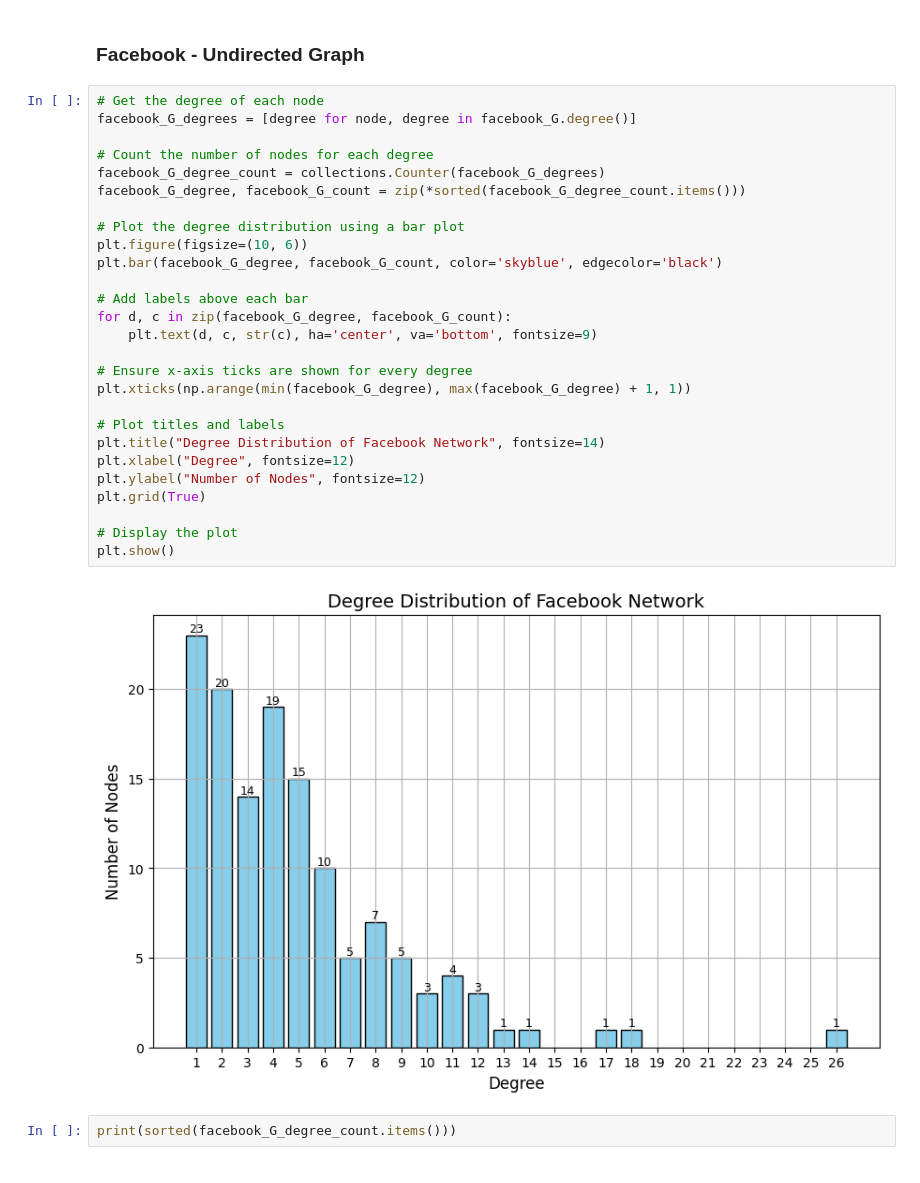
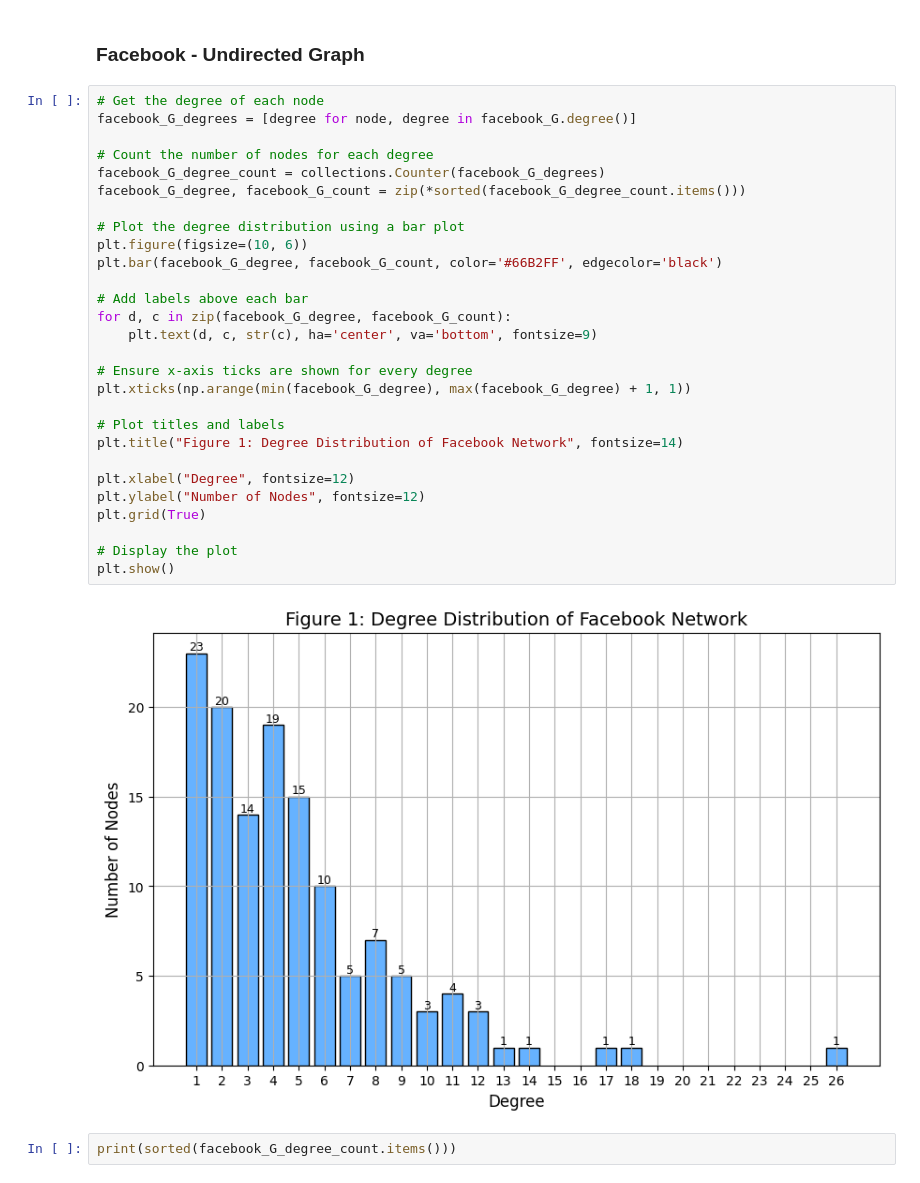
Before and after one commit to pariaighanian/Analysis_of_Complex_Netwroks, a Jupyter notebook: assignment_02.ipynb, the cells around one changed output. Cells and saved outputs as stored; diff of their text form.

```diff
--- a/assignment_02.ipynb
+++ b/assignment_02.ipynb
@@ -21,32 +19,33 @@ twitter_G = nx.read_edgelist('Twitter-Ego/7517222.edges', create_using=nx.DiGrap
 # %%
 # Get the degree of each node
 facebook_G_degrees = [degree for node, degree in facebook_G.degree()]
 
 # Count the number of nodes for each degree
 facebook_G_degree_count = collections.Counter(facebook_G_degrees)
 facebook_G_degree, facebook_G_count = zip(*sorted(facebook_G_degree_count.items()))
 
 # Plot the degree distribution using a bar plot
 plt.figure(figsize=(10, 6))
-plt.bar(facebook_G_degree, facebook_G_count, color='skyblue', edgecolor='black')
+plt.bar(facebook_G_degree, facebook_G_count, color='#66B2FF', edgecolor='black')
 
 # Add labels above each bar
 for d, c in zip(facebook_G_degree, facebook_G_count):
     plt.text(d, c, str(c), ha='center', va='bottom', fontsize=9)
 
 # Ensure x-axis ticks are shown for every degree
 plt.xticks(np.arange(min(facebook_G_degree), max(facebook_G_degree) + 1, 1))
 
 # Plot titles and labels
-plt.title("Degree Distribution of Facebook Network", fontsize=14)
+plt.title("Figure 1: Degree Distribution of Facebook Network", fontsize=14)
+
 plt.xlabel("Degree", fontsize=12)
 plt.ylabel("Number of Nodes", fontsize=12)
 plt.grid(True)
 
 # Display the plot
 plt.show()
 # %% [output]
-[figure, old version]
+[figure, new version]
 # %%
 print(sorted(facebook_G_degree_count.items()))
 # %% [output]
```
Also changed, not shown: parts of 21 cells of this notebook.
